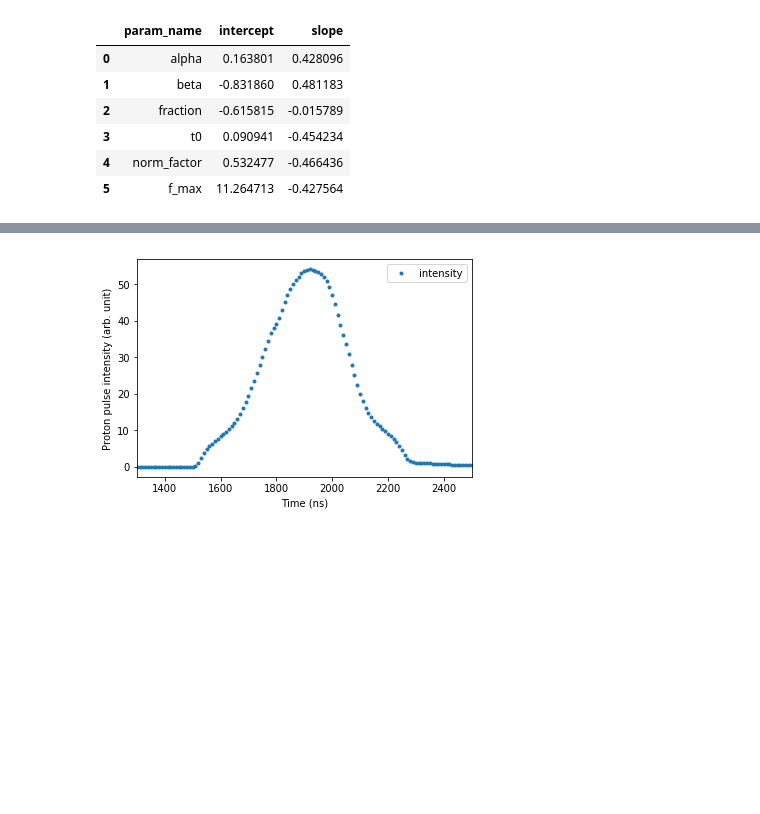
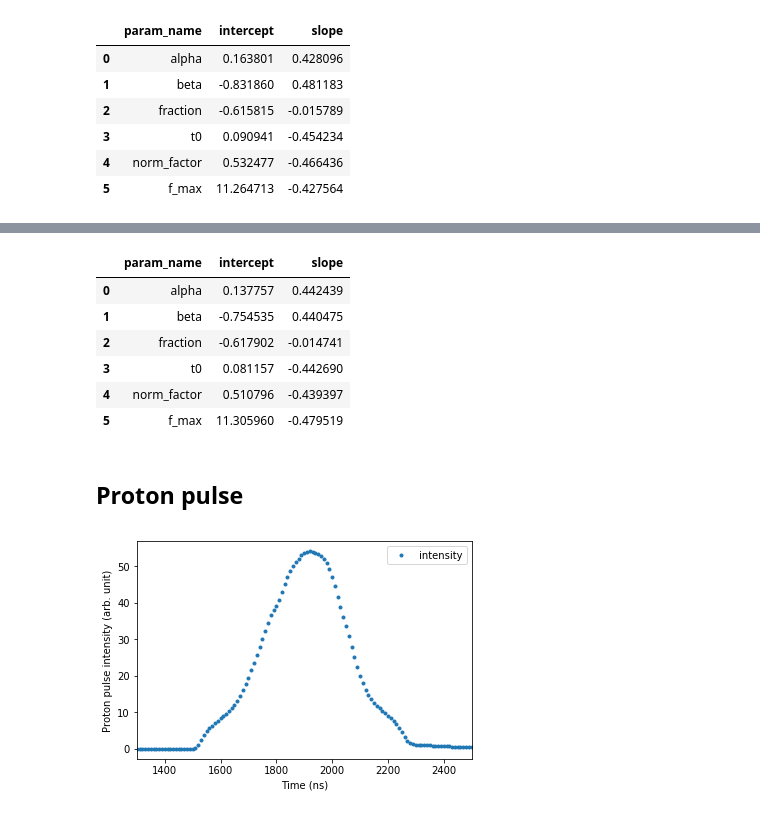
Before and after one commit to ornlneutronimaging/ResoFit, a Jupyter notebook: ResoFit/fit_neutron_pulse_shape_params.ipynb, the cells around one changed output, grey strips where cells are left out. Drawn from its saved outputs; the diff is of its cells as text; code cells hidden in the pictures; blank space fills up the shorter version.

```diff
--- a/ResoFit/fit_neutron_pulse_shape_params.ipynb
+++ b/ResoFit/fit_neutron_pulse_shape_params.ipynb
@@ -90 +110,13 @@ neutron_pulse.linear_df
+# %%
+neutron_pulse.linear_df
+# %% [output]
+|  | param_name | intercept | slope |
+| 0 | alpha | 0.137757 | 0.442439 |
+| 1 | beta | -0.754535 | 0.440475 |
+| 2 | fraction | -0.617902 | -0.014741 |
+| 3 | t0 | 0.081157 | -0.442690 |
+| 4 | norm_factor | 0.510796 | -0.439397 |
+| 5 | f_max | 11.305960 | -0.479519 |
+# %% [markdown]
+## Proton pulse
 # %%
```
Also changed, not shown: parts of 32 cells of this notebook, 3 other files.
